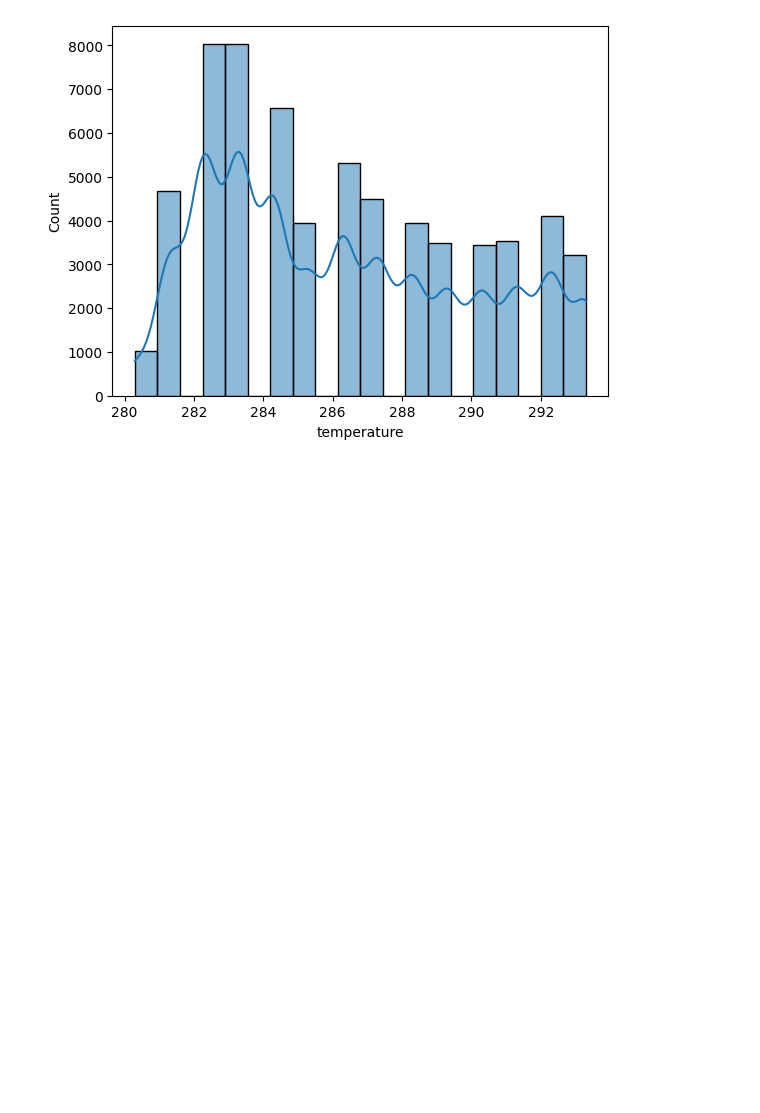
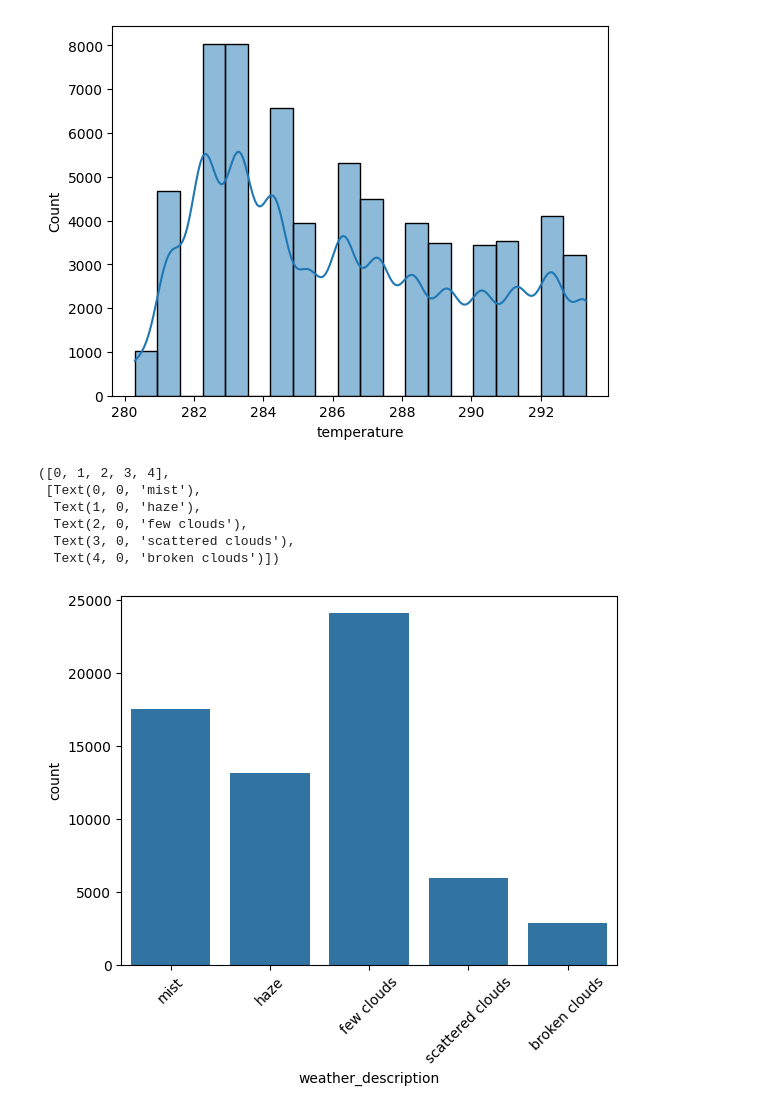
Before and after one commit to jin-raii/weather-web-app, a Jupyter notebook: weather_data.ipynb, the cells around one changed output. Drawn from its saved outputs; the diff is of its cells as text; code cells hidden in the pictures; blank space fills up the shorter version.

```diff
--- a/weather_data.ipynb
+++ b/weather_data.ipynb
@@ -492,3 +492,14 @@ sns.histplot(data=data, x='temperature', kde=True, bins=20)
 # %% [output]
 <Axes: xlabel='temperature', ylabel='Count'>
 [figure]
+# %%
+sns.countplot(data=data, x='weather_description')
+plt.xticks(rotation=45)
+# %% [output]
+([0, 1, 2, 3, 4],
+ [Text(0, 0, 'mist'),
+  Text(1, 0, 'haze'),
+  Text(2, 0, 'few clouds'),
+  Text(3, 0, 'scattered clouds'),
+  Text(4, 0, 'broken clouds')])
+[figure, added]
```
Also changed, not shown: parts of 9 cells of this notebook.
